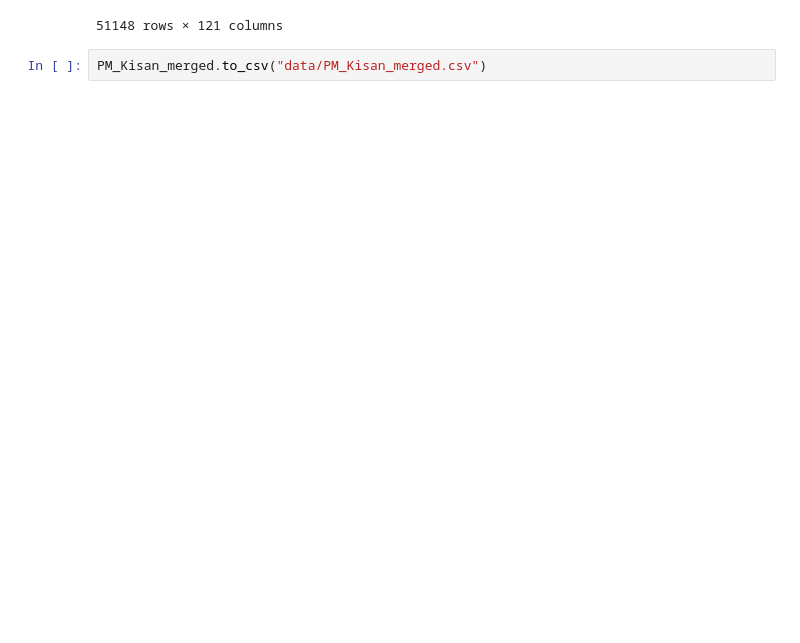
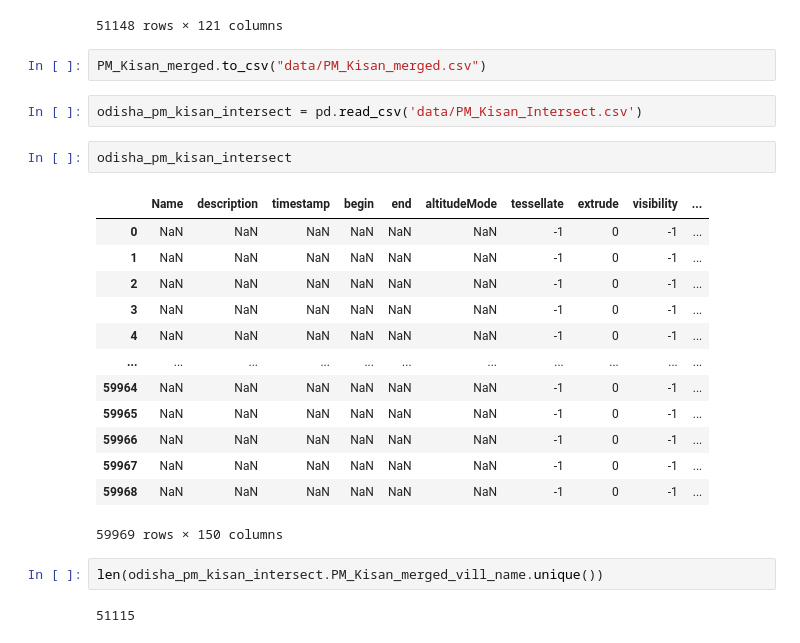
Before and after one commit to TheDataAreClean/obi-constituency-data-mapping-pm-kisan, a Jupyter notebook: data-mapping-pm-kisan.ipynb, the cells around one changed output. Cells and saved outputs as stored; diff of their text form; blank space fills up the shorter version.

```diff
--- a/data-mapping-pm-kisan.ipynb
+++ b/data-mapping-pm-kisan.ipynb
@@ -163,3 +165,25 @@ PM_Kisan_merged
 51148 rows × 121 columns
 # %%
 PM_Kisan_merged.to_csv("data/PM_Kisan_merged.csv")
+# %%
+odisha_pm_kisan_intersect = pd.read_csv('data/PM_Kisan_Intersect.csv')
+# %%
+odisha_pm_kisan_intersect
+# %% [output]
+|  | Name | description | timestamp | begin | end | altitudeMode | tessellate | extrude | visibility | ... |
+| 0 | NaN | NaN | NaN | NaN | NaN | NaN | -1 | 0 | -1 | ... |
+| 1 | NaN | NaN | NaN | NaN | NaN | NaN | -1 | 0 | -1 | ... |
+| 2 | NaN | NaN | NaN | NaN | NaN | NaN | -1 | 0 | -1 | ... |
+| 3 | NaN | NaN | NaN | NaN | NaN | NaN | -1 | 0 | -1 | ... |
+| 4 | NaN | NaN | NaN | NaN | NaN | NaN | -1 | 0 | -1 | ... |
+| ... | ... | ... | ... | ... | ... | ... | ... | ... | ... | ... |
+| 59964 | NaN | NaN | NaN | NaN | NaN | NaN | -1 | 0 | -1 | ... |
+| 59965 | NaN | NaN | NaN | NaN | NaN | NaN | -1 | 0 | -1 | ... |
+| 59966 | NaN | NaN | NaN | NaN | NaN | NaN | -1 | 0 | -1 | ... |
+| 59967 | NaN | NaN | NaN | NaN | NaN | NaN | -1 | 0 | -1 | ... |
+| 59968 | NaN | NaN | NaN | NaN | NaN | NaN | -1 | 0 | -1 | ... |
+59969 rows × 150 columns
+# %%
+len(odisha_pm_kisan_intersect.PM_Kisan_merged_vill_name.unique())
+# %% [output]
+51115
```
Also changed, not shown: parts of 13 cells of this notebook, 3 other files.
